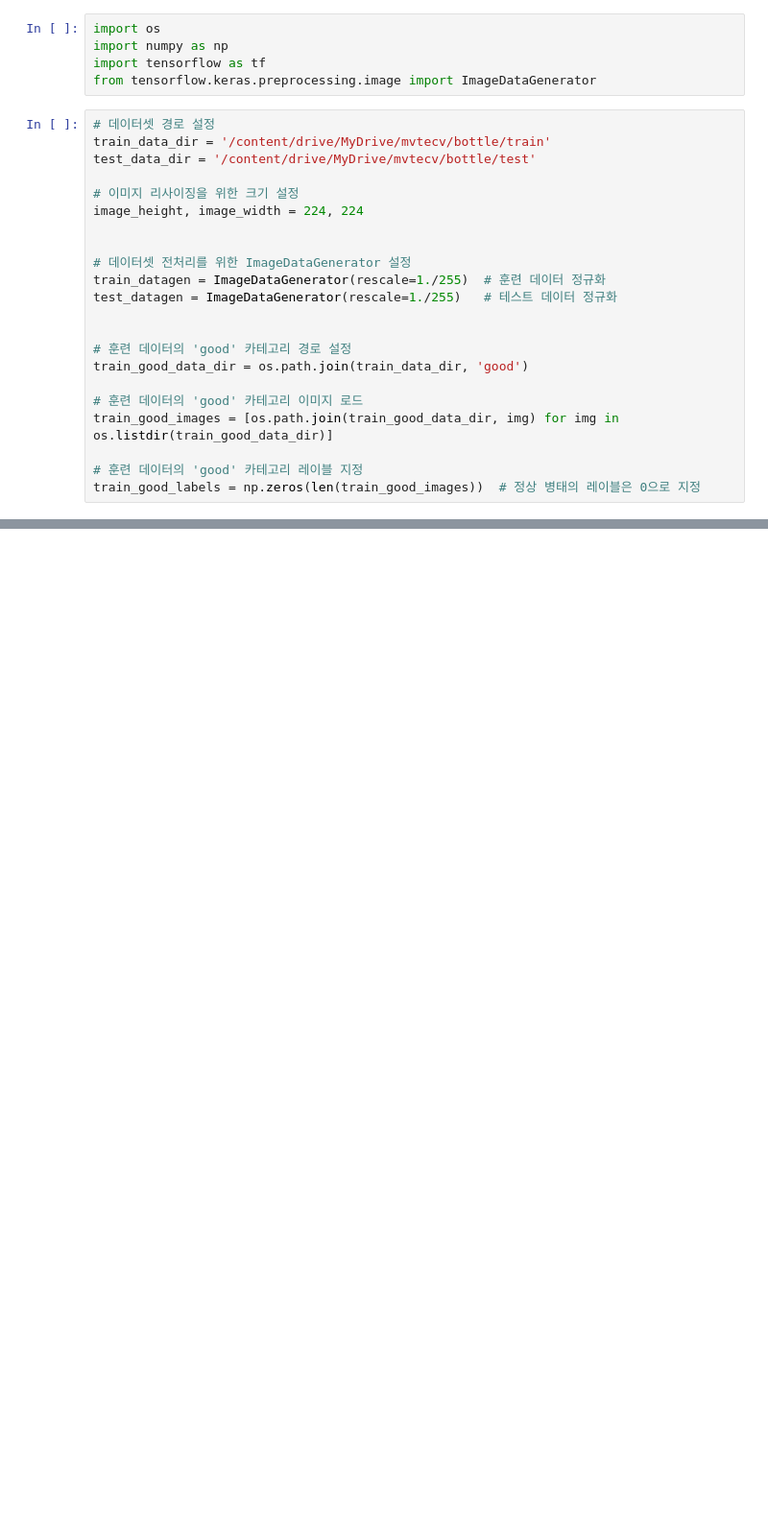
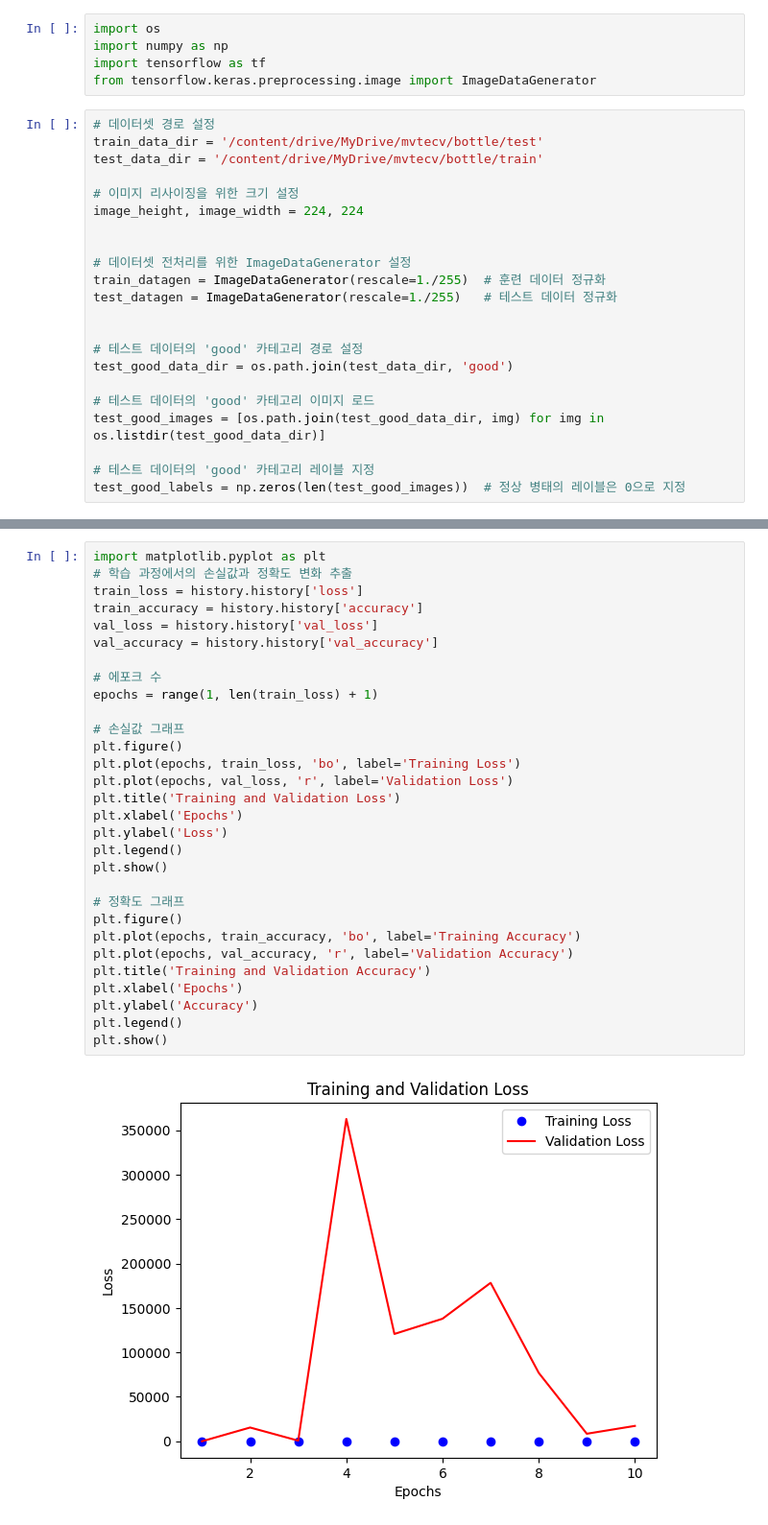
Before and after one commit to yuja28/sw_Bootcamp, a Jupyter notebook: bottle_model.ipynb, the cells around one changed output, grey strips where cells are left out. Shown: that part at 96% size. Cells and saved outputs as stored; diff of their text form; blank space fills up the shorter version.

```diff
--- a/bottle_model.ipynb
+++ b/bottle_model.ipynb
@@ -7,8 +7,8 @@ import tensorflow as tf
 from tensorflow.keras.preprocessing.image import ImageDataGenerator
 # %%
 # 데이터셋 경로 설정
-train_data_dir = '/content/drive/MyDrive/mvtecv/bottle/train'
-test_data_dir = '/content/drive/MyDrive/mvtecv/bottle/test'
+train_data_dir = '/content/drive/MyDrive/mvtecv/bottle/test'
+test_data_dir = '/content/drive/MyDrive/mvtecv/bottle/train'
 
 # 이미지 리사이징을 위한 크기 설정
 image_height, image_width = 224, 224
@@ -19,12 +19,12 @@ train_datagen = ImageDataGenerator(rescale=1./255)  # 훈련 데이터 정규화
 test_datagen = ImageDataGenerator(rescale=1./255)   # 테스트 데이터 정규화
 
 
-# 훈련 데이터의 'good' 카테고리 경로 설정
-train_good_data_dir = os.path.join(train_data_dir, 'good')
+# 테스트 데이터의 'good' 카테고리 경로 설정
+test_good_data_dir = os.path.join(test_data_dir, 'good')
 
-# 훈련 데이터의 'good' 카테고리 이미지 로드
-train_good_images = [os.path.join(train_good_data_dir, img) for img in os.listdir(train_good_data_dir)]
+# 테스트 데이터의 'good' 카테고리 이미지 로드
+test_good_images = [os.path.join(test_good_data_dir, img) for img in os.listdir(test_good_data_dir)]
 
-# 훈련 데이터의 'good' 카테고리 레이블 지정
-train_good_labels = np.zeros(len(train_good_images))  # 정상 병태의 레이블은 0으로 지정
+# 테스트 데이터의 'good' 카테고리 레이블 지정
+test_good_labels = np.zeros(len(test_good_images))  # 정상 병태의 레이블은 0으로 지정
 # %%
@@ -134,0 +131,32 @@ Epoch 10/10
+# %%
+import matplotlib.pyplot as plt
+# 학습 과정에서의 손실값과 정확도 변화 추출
+train_loss = history.history['loss']
+train_accuracy = history.history['accuracy']
+val_loss = history.history['val_loss']
+val_accuracy = history.history['val_accuracy']
+
+# 에포크 수
+epochs = range(1, len(train_loss) + 1)
+
+# 손실값 그래프
+plt.figure()
+plt.plot(epochs, train_loss, 'bo', label='Training Loss')
+plt.plot(epochs, val_loss, 'r', label='Validation Loss')
+plt.title('Training and Validation Loss')
+plt.xlabel('Epochs')
+plt.ylabel('Loss')
+plt.legend()
+plt.show()
+
+# 정확도 그래프
+plt.figure()
+plt.plot(epochs, train_accuracy, 'bo', label='Training Accuracy')
+plt.plot(epochs, val_accuracy, 'r', label='Validation Accuracy')
+plt.title('Training and Validation Accuracy')
+plt.xlabel('Epochs')
+plt.ylabel('Accuracy')
+plt.legend()
+plt.show()
+# %% [output]
+[figure, added]
```
Also changed, not shown: parts of 6 cells of this notebook.
